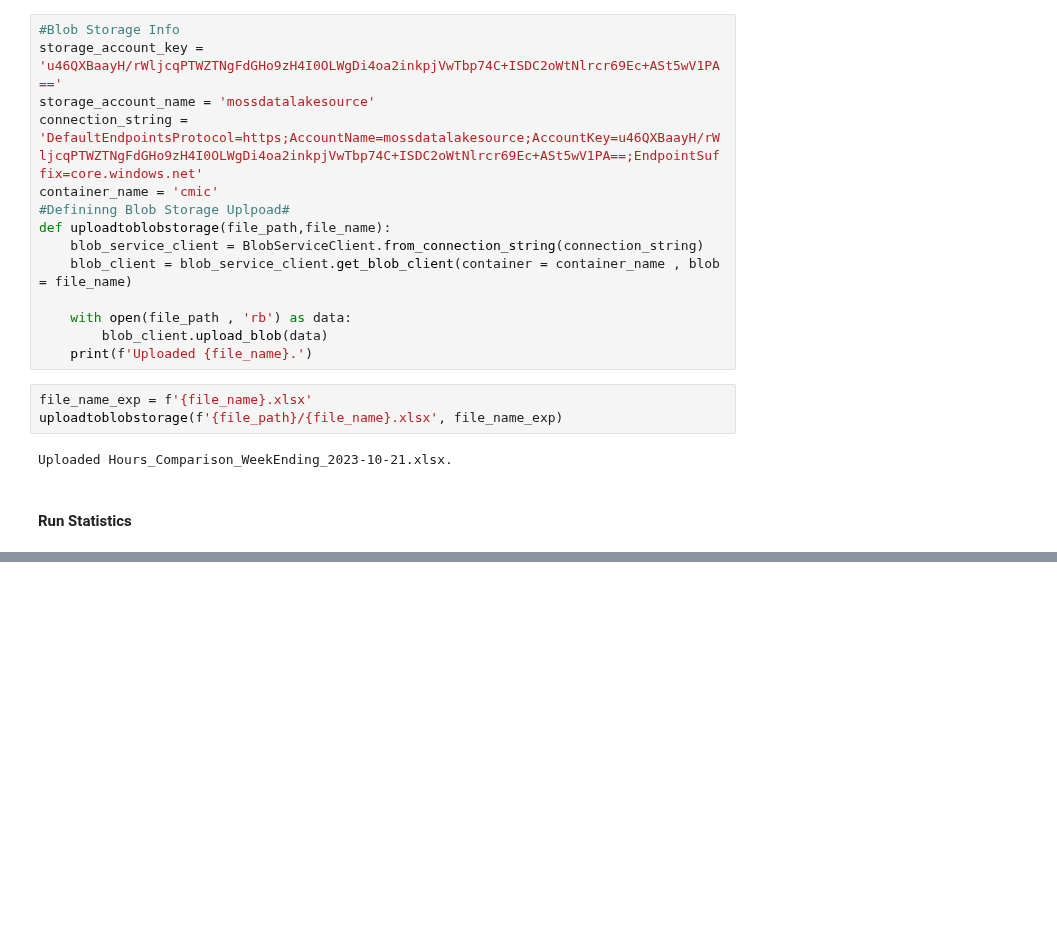
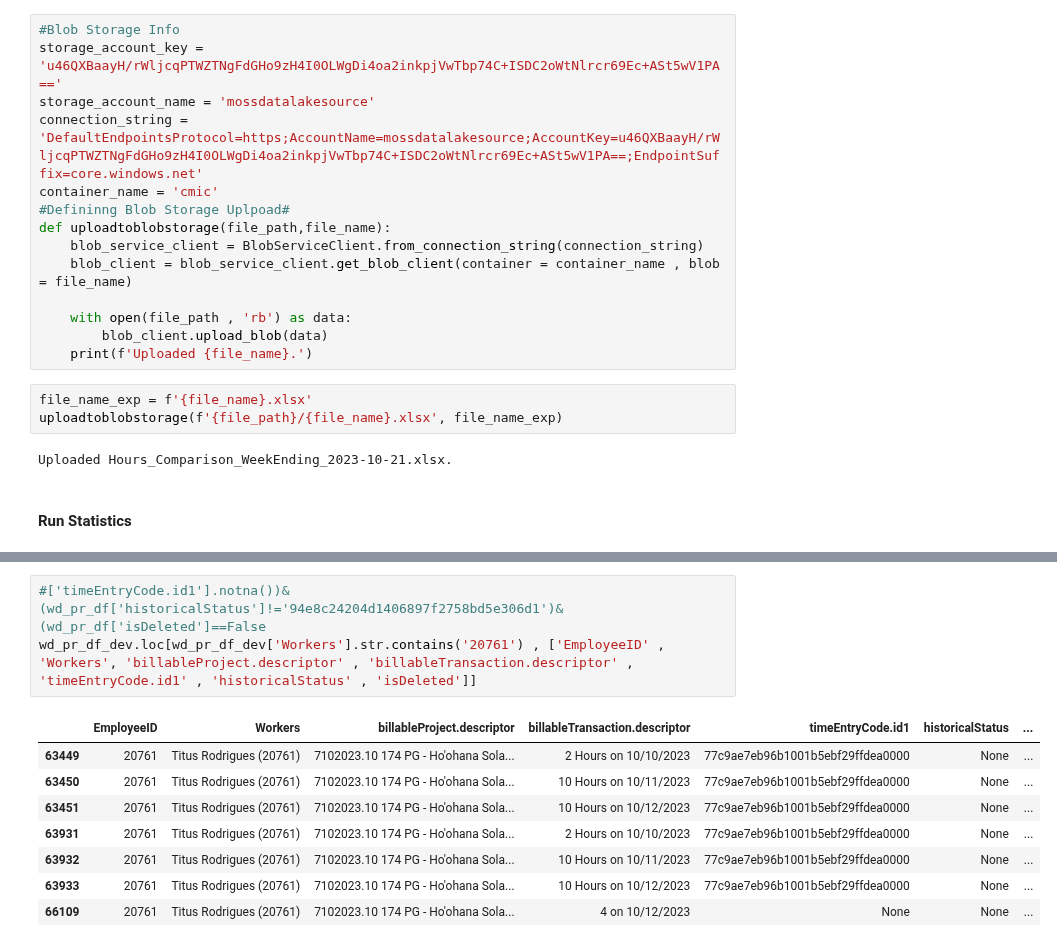
Before and after one commit to jbeachyMoss/LaborHours_Compare, a Jupyter notebook: DataValidation.ipynb, the cells around one changed output, grey strips where cells are left out. Saved outputs shown, nothing was run; the diff lists cells and outputs as text; blank space fills up the shorter version.

```diff
--- a/DataValidation.ipynb
+++ b/DataValidation.ipynb
@@ -282,0 +281,12 @@ Ran on 10-24-2023 16:16:46 for Week Ending 2023-10-21
+# %%
+#['timeEntryCode.id1'].notna())&(wd_pr_df['historicalStatus']!='94e8c24204d1406897f2758bd5e306d1')&(wd_pr_df['isDeleted']==False
+wd_pr_df_dev.loc[wd_pr_df_dev['Workers'].str.contains('20761') , ['EmployeeID' , 'Workers', 'billableProject.descriptor' , 'billableTransaction.descriptor' , 'timeEntryCode.id1' , 'historicalStatus' , 'isDeleted']]
+# %% [output]
+|  | EmployeeID | Workers | billableProject.descriptor | billableTransaction.descriptor | timeEntryCode.id1 | historicalStatus | ... |
+| 63449 | 20761 | Titus Rodrigues (20761) | 7102023.10 174 PG - Ho'ohana Sola... | 2 Hours on 10/10/2023 | 77c9ae7eb96b1001b5ebf29ffdea0000 | None | ... |
+| 63450 | 20761 | Titus Rodrigues (20761) | 7102023.10 174 PG - Ho'ohana Sola... | 10 Hours on 10/11/2023 | 77c9ae7eb96b1001b5ebf29ffdea0000 | None | ... |
+| 63451 | 20761 | Titus Rodrigues (20761) | 7102023.10 174 PG - Ho'ohana Sola... | 10 Hours on 10/12/2023 | 77c9ae7eb96b1001b5ebf29ffdea0000 | None | ... |
+| 63931 | 20761 | Titus Rodrigues (20761) | 7102023.10 174 PG - Ho'ohana Sola... | 2 Hours on 10/10/2023 | 77c9ae7eb96b1001b5ebf29ffdea0000 | None | ... |
+| 63932 | 20761 | Titus Rodrigues (20761) | 7102023.10 174 PG - Ho'ohana Sola... | 10 Hours on 10/11/2023 | 77c9ae7eb96b1001b5ebf29ffdea0000 | None | ... |
+| 63933 | 20761 | Titus Rodrigues (20761) | 7102023.10 174 PG - Ho'ohana Sola... | 10 Hours on 10/12/2023 | 77c9ae7eb96b1001b5ebf29ffdea0000 | None | ... |
+| 66109 | 20761 | Titus Rodrigues (20761) | 7102023.10 174 PG - Ho'ohana Sola... | 4 on 10/12/2023 | None | None | ... |
```
Also changed, not shown: parts of 9 cells of this notebook.
